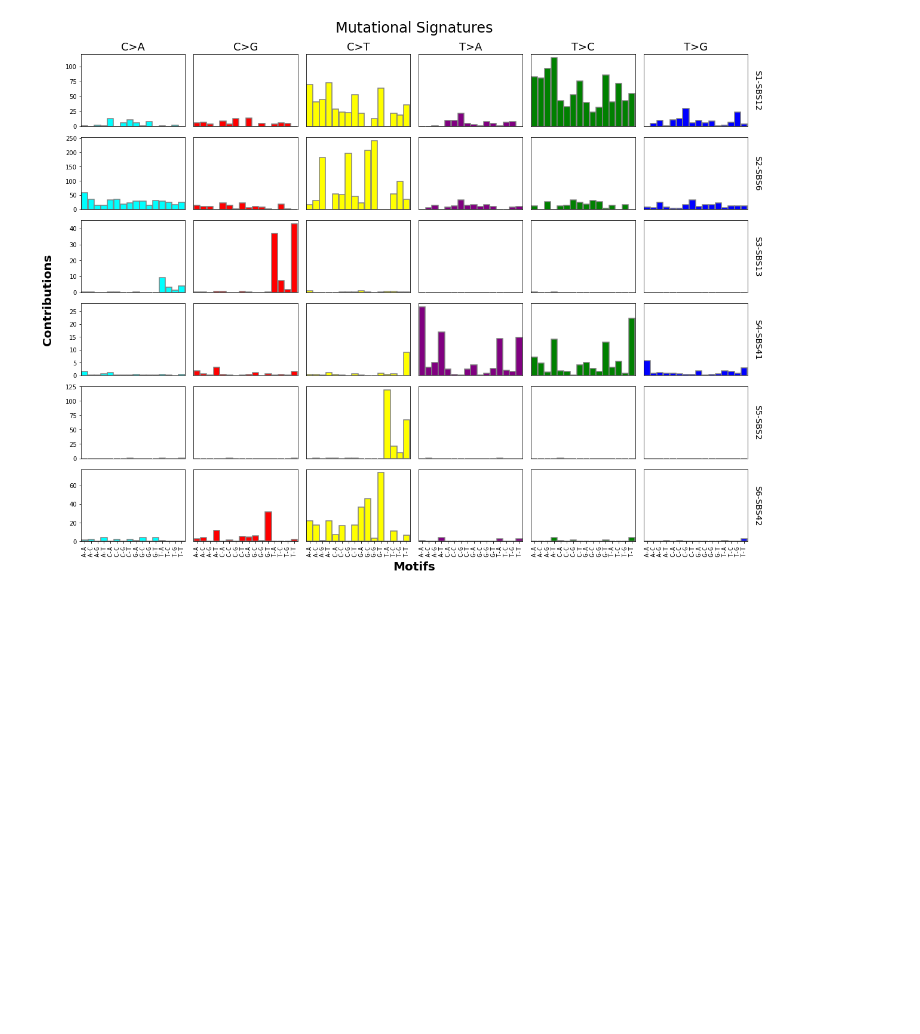
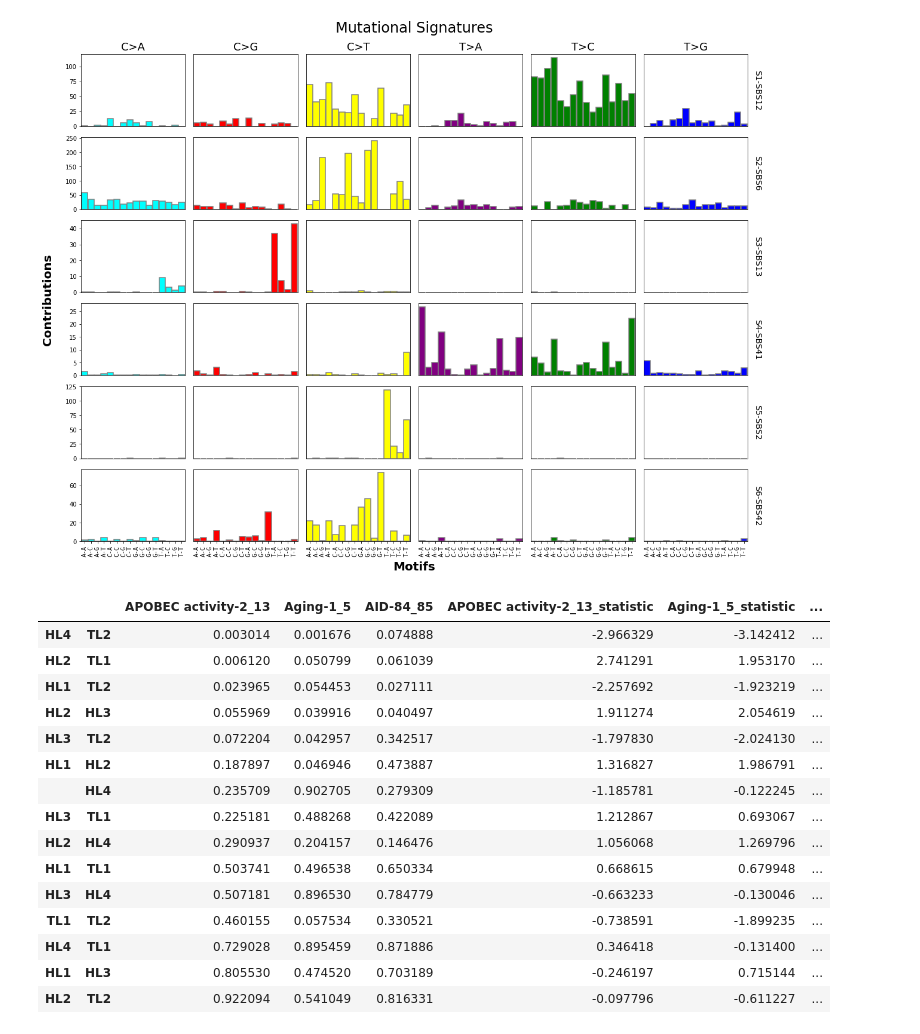
Before and after one commit to getzlab/SMM_clustering_2020, a Jupyter notebook: Fig1/3a_mutational_signatures.ipynb, the cells around one changed output. Saved outputs shown, nothing was run; the diff lists cells and outputs as text; code cells hidden in the pictures; blank space fills up the shorter version.

```diff
--- a/Fig1/3a_mutational_signatures.ipynb
+++ b/Fig1/3a_mutational_signatures.ipynb
@@ -66,3 +66,9 @@ W = pd.read_hdf(NMF_FILE, "W")
 _ = sa.pl.signature_barplot(W, np.sum(H.iloc[:,:6]))
 # %% [output]
 [figure]
+# %%
+H = pd.read_csv("supplement/table8_mut_sigs.tsv", sep='\t',index_col=0)
+# %%
+rename = {'C1':'HL1','C2':'HL2','C3':'TL1','C4':'HL3','C5':'TL2','C6':'HL4'}
+
+H['genomic_subtype'] = H['consensus_nmf'].apply(lambda x: rename[x])
@@ -68,0 +79,45 @@ _ = sa.pl.signature_barplot(W, np.sum(H.iloc[:,:6]))
+# %%
+results = dict()
+results['APOBEC activity-2_13'] = dict()
+results['Aging-1_5'] = dict()
+results['AID-84_85'] = dict()
+results['APOBEC activity-2_13_statistic'] = dict()
+results['Aging-1_5_statistic'] = dict()
+results['AID-84_85_statistic'] = dict()
+
+for comb in combinations(np.unique(H['genomic_subtype']),2):
+    H['idx'] = H['genomic_subtype'].isin(comb)
+
+    for signature in ['APOBEC activity-2_13','Aging-1_5','AID-84_85']:
+        d = ranksums(
+            H[H['idx']][signature],
+            H[~H['idx']][signature],
+        )
+
+        results[signature][comb] = d.pvalue
+        results[signature+"_statistic"][comb] = d.statistic
+
+results_df = pd.DataFrame.from_dict(results)
+
+for col in results_df:
+    if 'statistic' not in col:
+        results_df[col+"_FDR"] = multipletests(results_df[col], method='fdr_bh')[1]
+# %%
+results_df.sort_values("APOBEC activity-2_13_FDR")
+# %% [output]
+|  |  | APOBEC activity-2_13 | Aging-1_5 | AID-84_85 | APOBEC activity-2_13_statistic | Aging-1_5_statistic | ... |
+| HL4 | TL2 | 0.003014 | 0.001676 | 0.074888 | -2.966329 | -3.142412 | ... |
+| HL2 | TL1 | 0.006120 | 0.050799 | 0.061039 | 2.741291 | 1.953170 | ... |
+| HL1 | TL2 | 0.023965 | 0.054453 | 0.027111 | -2.257692 | -1.923219 | ... |
+| HL2 | HL3 | 0.055969 | 0.039916 | 0.040497 | 1.911274 | 2.054619 | ... |
+| HL3 | TL2 | 0.072204 | 0.042957 | 0.342517 | -1.797830 | -2.024130 | ... |
+| HL1 | HL2 | 0.187897 | 0.046946 | 0.473887 | 1.316827 | 1.986791 | ... |
+|  | HL4 | 0.235709 | 0.902705 | 0.279309 | -1.185781 | -0.122245 | ... |
+| HL3 | TL1 | 0.225181 | 0.488268 | 0.422089 | 1.212867 | 0.693067 | ... |
+| HL2 | HL4 | 0.290937 | 0.204157 | 0.146476 | 1.056068 | 1.269796 | ... |
+| HL1 | TL1 | 0.503741 | 0.496538 | 0.650334 | 0.668615 | 0.679948 | ... |
+| HL3 | HL4 | 0.507181 | 0.896530 | 0.784779 | -0.663233 | -0.130046 | ... |
+| TL1 | TL2 | 0.460155 | 0.057534 | 0.330521 | -0.738591 | -1.899235 | ... |
+| HL4 | TL1 | 0.729028 | 0.895459 | 0.871886 | 0.346418 | -0.131400 | ... |
+| HL1 | HL3 | 0.805530 | 0.474520 | 0.703189 | -0.246197 | 0.715144 | ... |
+| HL2 | TL2 | 0.922094 | 0.541049 | 0.816331 | -0.097796 | -0.611227 | ... |
```
Also changed, not shown: parts of 2 cells of this notebook, 7 other files.
